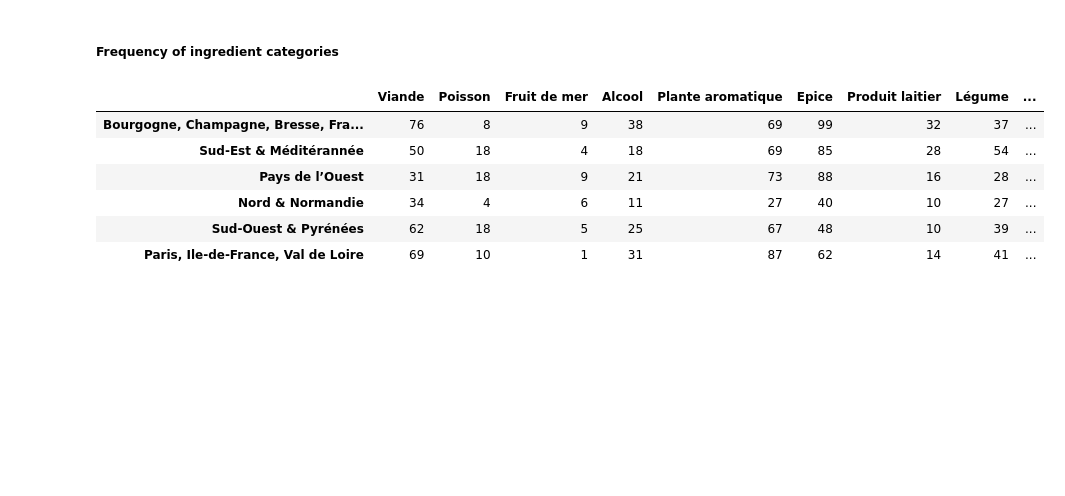
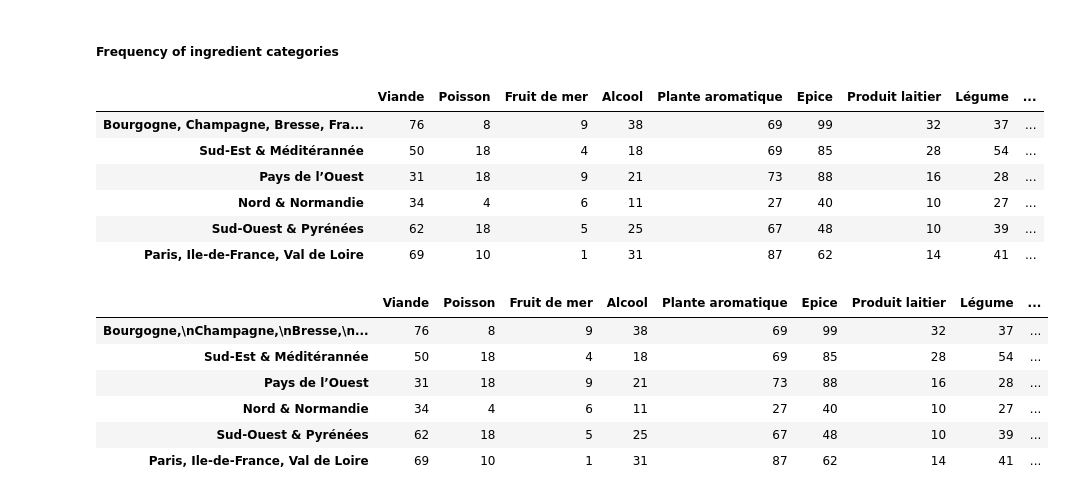
Before and after one commit to Ghalicb/historical-cookbook-digitalisation, a Jupyter notebook: src/recipes_analysis.ipynb, the cells around one changed output. Saved outputs shown, nothing was run; the diff lists cells and outputs as text; code cells hidden in the pictures; blank space fills up the shorter version.

```diff
--- a/src/recipes_analysis.ipynb
+++ b/src/recipes_analysis.ipynb
@@ -193,4 +193,16 @@ heatmap_regions_df
 | Nord & Normandie | 34 | 4 | 6 | 11 | 27 | 40 | 10 | 27 | ... |
 | Sud-Ouest & Pyrénées | 62 | 18 | 5 | 25 | 67 | 48 | 10 | 39 | ... |
 | Paris, Ile-de-France, Val de Loire | 69 | 10 | 1 | 31 | 87 | 62 | 14 | 41 | ... |
+# %%
+heatmap_regions_df.rename(index={'Bourgogne, Champagne, Bresse, Franche-Comté, Alsace, Lorraine':
+              'Bourgogne,\nChampagne,\nBresse,\nFranche-Comté,\nAlsace,\nLorraine'}, inplace=True)
+heatmap_regions_df
+# %% [output]
+|  | Viande | Poisson | Fruit de mer | Alcool | Plante aromatique | Epice | Produit laitier | Légume | ... |
+| Bourgogne,\nChampagne,\nBresse,\n... | 76 | 8 | 9 | 38 | 69 | 99 | 32 | 37 | ... |
+| Sud-Est & Méditérannée | 50 | 18 | 4 | 18 | 69 | 85 | 28 | 54 | ... |
+| Pays de l’Ouest | 31 | 18 | 9 | 21 | 73 | 88 | 16 | 28 | ... |
+| Nord & Normandie | 34 | 4 | 6 | 11 | 27 | 40 | 10 | 27 | ... |
+| Sud-Ouest & Pyrénées | 62 | 18 | 5 | 25 | 67 | 48 | 10 | 39 | ... |
+| Paris, Ile-de-France, Val de Loire | 69 | 10 | 1 | 31 | 87 | 62 | 14 | 41 | ... |
 # %%
```
Also changed, not shown: parts of 2 cells of this notebook.
